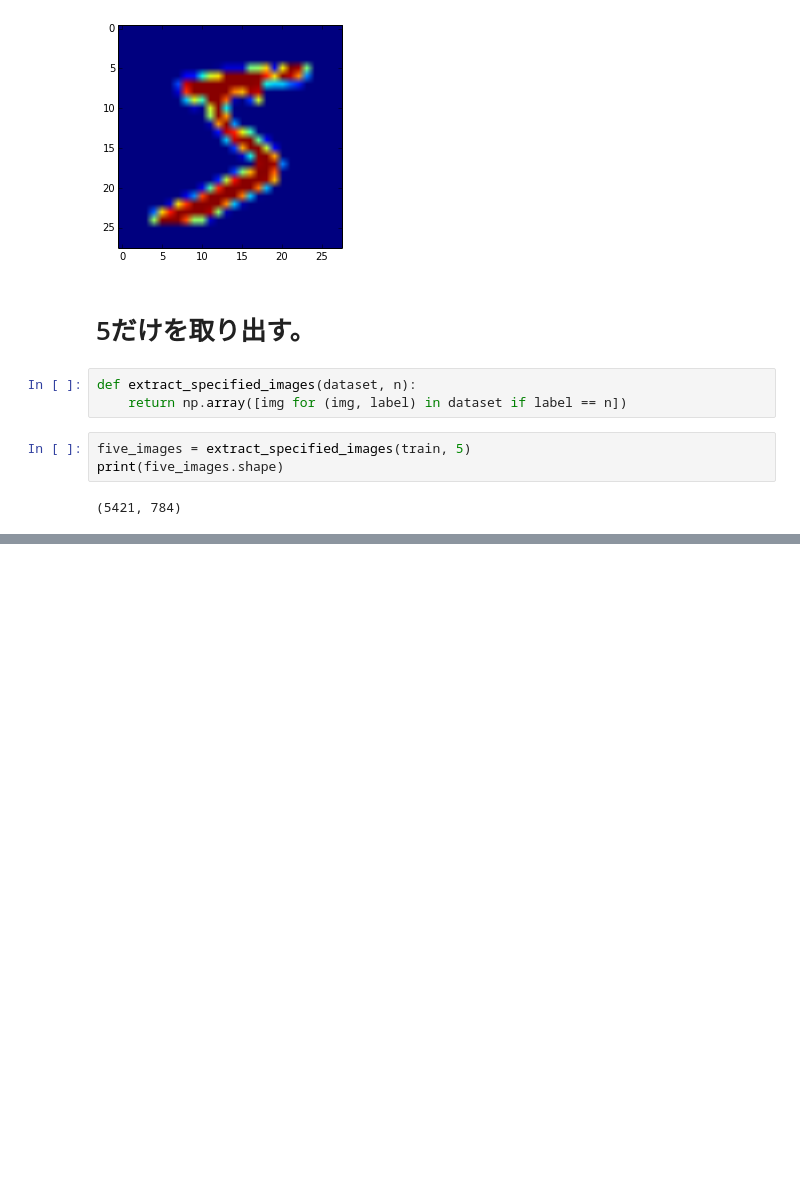
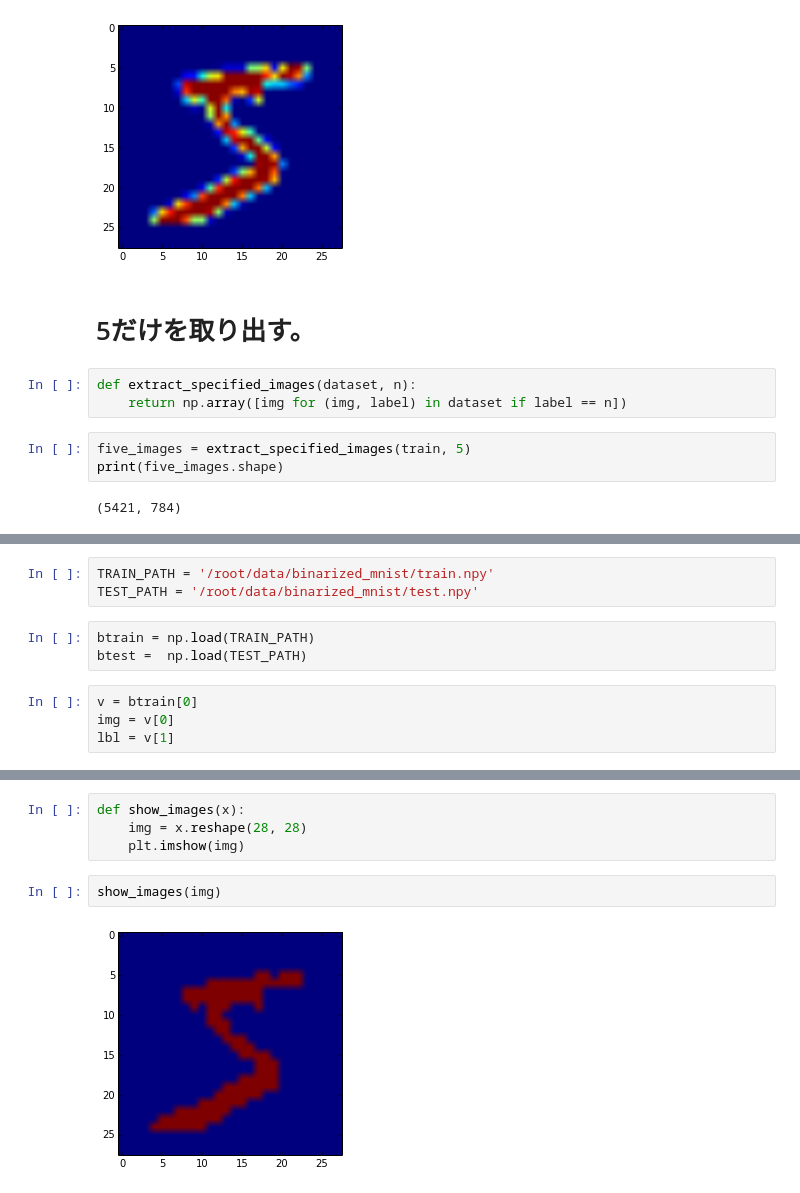
Before and after one commit to seiya-kumada/vae, a Jupyter notebook: watch_dataset.ipynb, the cells around one changed output, grey strips where cells are left out. Drawn from its saved outputs; the diff is of its cells as text; blank space fills up the shorter version.

```diff
--- a/watch_dataset.ipynb
+++ b/watch_dataset.ipynb
@@ -42,0 +41,10 @@ print(five_images.shape)
+# %%
+TRAIN_PATH = '/root/data/binarized_mnist/train.npy'
+TEST_PATH = '/root/data/binarized_mnist/test.npy'
+# %%
+btrain = np.load(TRAIN_PATH)
+btest =  np.load(TEST_PATH)
+# %%
+v = btrain[0]
+img = v[0]
+lbl = v[1]
@@ -42,0 +77,8 @@ print(five_images.shape)
+# %%
+def show_images(x):
+    img = x.reshape(28, 28)
+    plt.imshow(img)
+# %%
+show_images(img)
+# %% [output]
+[figure, added]
```
Also changed, not shown: parts of 4 cells of this notebook, 6 other files.
